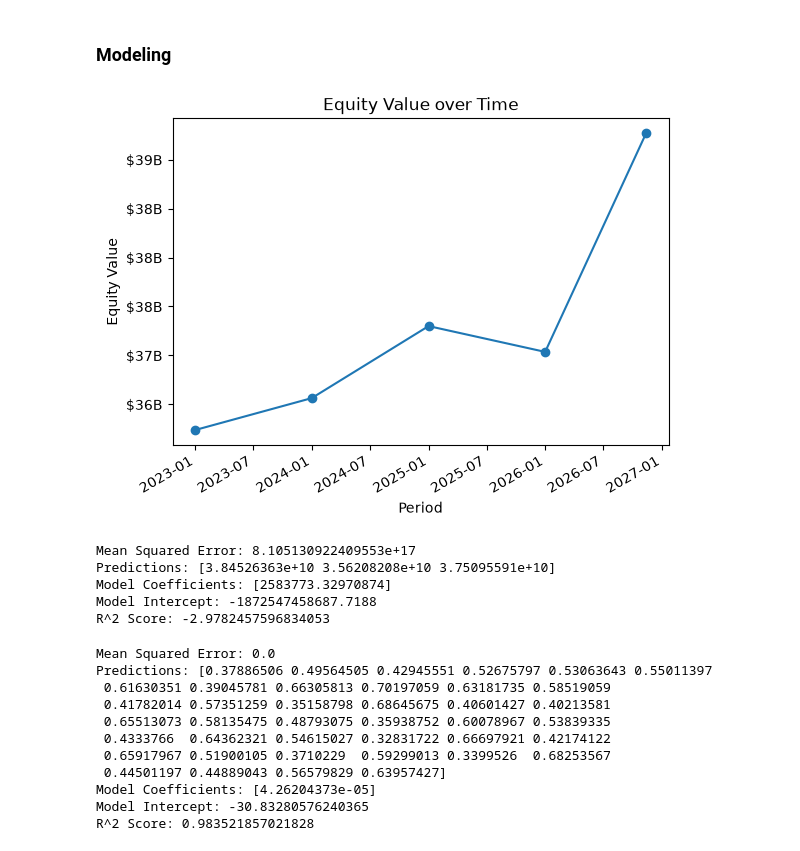
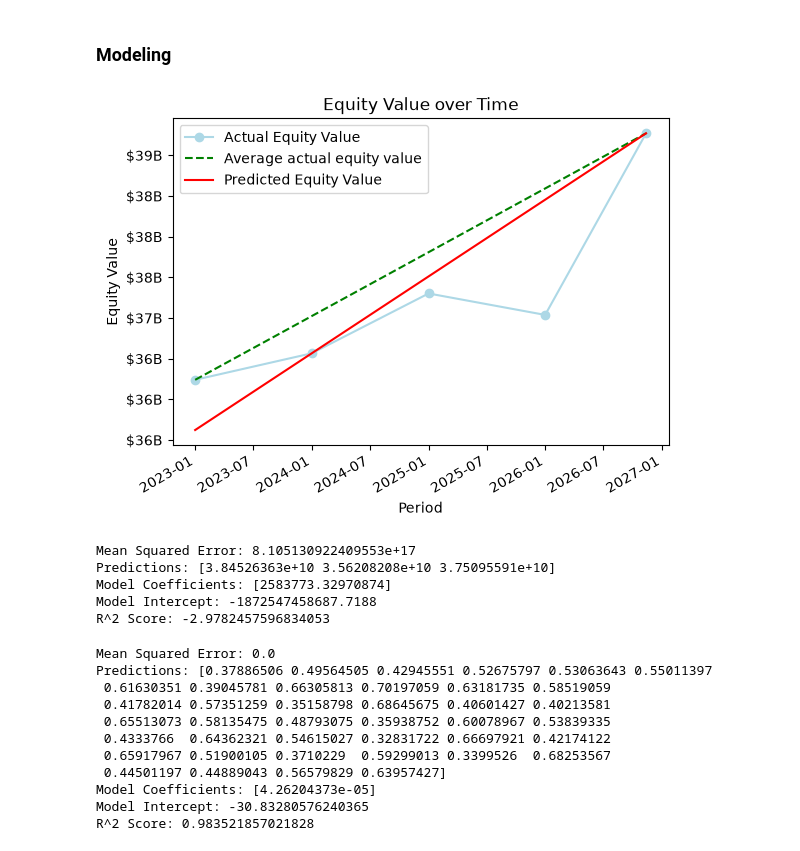
Before and after one commit to crsellinger/NW-Data-Analytics-Capstone, a Jupyter notebook: main.ipynb, the cells around one changed output. Cells and saved outputs as stored; diff of their text form; code cells hidden in the pictures.

Commit message:
Redesign graph 2

```diff
--- a/main.ipynb
+++ b/main.ipynb
@@ -124,7 +124,12 @@ def header(subdomain):
 
 
 def parse_amount(value: str) -> float:
-    multipliers = {"M": 1e6, "B": 1e9, "T": 1e12, "K": 1e3} # may be calculated by initial * thousands
+    multipliers = {
+        "M": 1e6,
+        "B": 1e9,
+        "T": 1e12,
+        "K": 1e3,
+    }  # may be calculated by initial * thousands
 
     if pd.isna(value):
         return value
@@ -680,44 +685,65 @@ matrix = df_matrix_test.corr(method="spearman")
 
 X = pd.to_datetime(df_fcf["Period"]).apply(
     lambda x: pd.to_datetime(x).to_pydatetime().toordinal()
 )
 y = df_fcf["equity_value"]
 
 scale, suffix = plot_scale(y)
 
+y_start = y.min()
+y_end = y.max()
+
+# Example model fitting
+X_train, X_test, y_train, y_test = train_test_split(
+    X, y, test_size=0.5, random_state=42
+)
+
+model = LinearRegression()
+model.fit(X_train.values.reshape(-1, 1), y_train)
+y_pred = model.predict(X_test.values.reshape(-1, 1))
+y_pred2 = model.predict(X.values.reshape(-1, 1))
+
 # plot X, y on line chart using plt
 fig, ax = plt.subplots()
-ax.plot(X.map(datetime.fromordinal), y, marker="o")
+ax.plot(
+    X.map(datetime.fromordinal),
+    y,
+    marker="o",
+    label="Actual Equity Value",
+    color="lightblue",
+)
+ax.plot(
+    [X.map(datetime.fromordinal).min(), X.map(datetime.fromordinal).max()],
+    [y_start, y_end],
+    color="green",
+    linestyle="--",
+    label="Average actual equity value",
+)
+ax.plot(
+    X.map(datetime.fromordinal), y_pred2, label="Predicted Equity Value", color="red"
+)
+ax.legend()
 ax.yaxis.set_major_formatter(FuncFormatter(lambda y, _: f"${y / scale:,.0f}{suffix}"))
 fig.autofmt_xdate()
 ax.set_xlabel("Period")
 ax.set_ylabel("Equity Value")
 ax.set_title("Equity Value over Time")
 plt.show()
-
-X_train, X_test, y_train, y_test = train_test_split(
-    X, y, test_size=0.5, random_state=42
-)
-
-# Example model fitting
-model = LinearRegression()
-model.fit(X_train.values.reshape(-1, 1), y_train)
-y_pred = model.predict(X_test.values.reshape(-1, 1))
 
 # Example model evaluation
 mse = round(mean_squared_error(y_test, y_pred), 2)
 print("Mean Squared Error:", mse)
 
 # Example model predictions
 print("Predictions:", y_pred)
 
 # Example model coefficients
 print("Model Coefficients:", model.coef_)
 print("Model Intercept:", model.intercept_)
 
 print("R^2 Score:", r2_score(y_test, y_pred))
 # %% [output]
-[figure, old version]
+[figure, new version]
 Mean Squared Error: 8.105130922409553e+17
 Predictions: [3.84526363e+10 3.56208208e+10 3.75095591e+10]
 Model Coefficients: [2583773.32970874]
```
Also changed, not shown: parts of 1 cell of this notebook.
